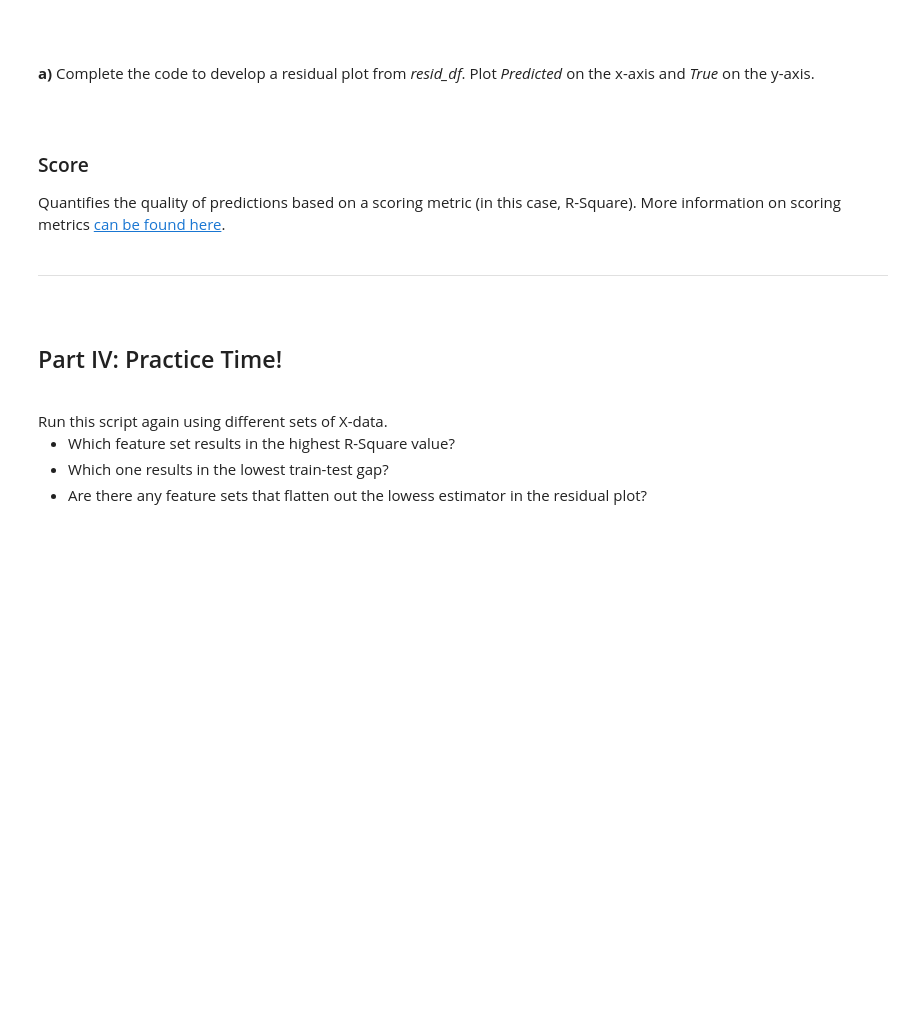
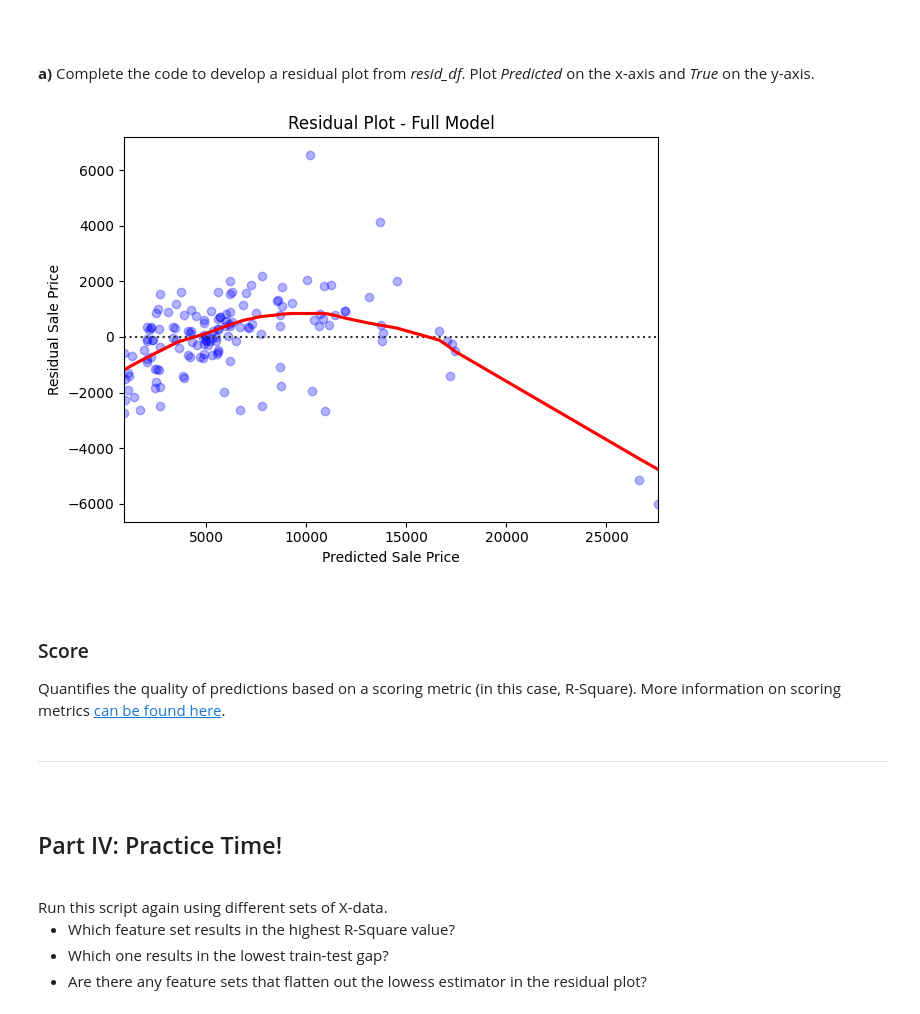
Before and after one commit to samuel-mahembe/Data-Science-Python-Kickstart, a Jupyter notebook: Script 04 - The Model Building Framework - Guided.ipynb, the cells around one changed output. Saved outputs shown, nothing was run; the diff lists cells and outputs as text; code cells hidden in the pictures; blank space fills up the shorter version.

```diff
--- a/Script 04 - The Model Building Framework - Guided.ipynb
+++ b/Script 04 - The Model Building Framework - Guided.ipynb
@@ -537,24 +589,26 @@ resid_df.head(n = 5)
 <strong>a)</strong> Complete the code to develop a residual plot from <em>resid_df</em>. Plot <em>Predicted</em> on the x-axis and <em>True</em> on the y-axis.
 # %%
 # developing a residual plot
-sns.residplot(data        = _____,
-              x           = _____,
-              y           = _____,
+sns.residplot(data        = resid_df,
+              x           = 'True',
+              y           = 'Predicted',
               lowess      = True,
               color       = 'blue',
               scatter_kws = {'alpha': 0.3},   # data point transparency
               line_kws    = {'color': 'red'}) # line color
 
 
 # title and axis labels
 plt.title(label   = "Residual Plot - Full Model")
 plt.xlabel(xlabel = "Predicted Sale Price")
 plt.ylabel(ylabel = "Residual Sale Price")
 
 
 # layout and rendering visual
 plt.tight_layout()
 plt.show()
+# %% [output]
+[figure, added]
 # %% [markdown]
 <br>
 <h3>Score</h3>
```
Also changed, not shown: parts of 6 cells of this notebook.
